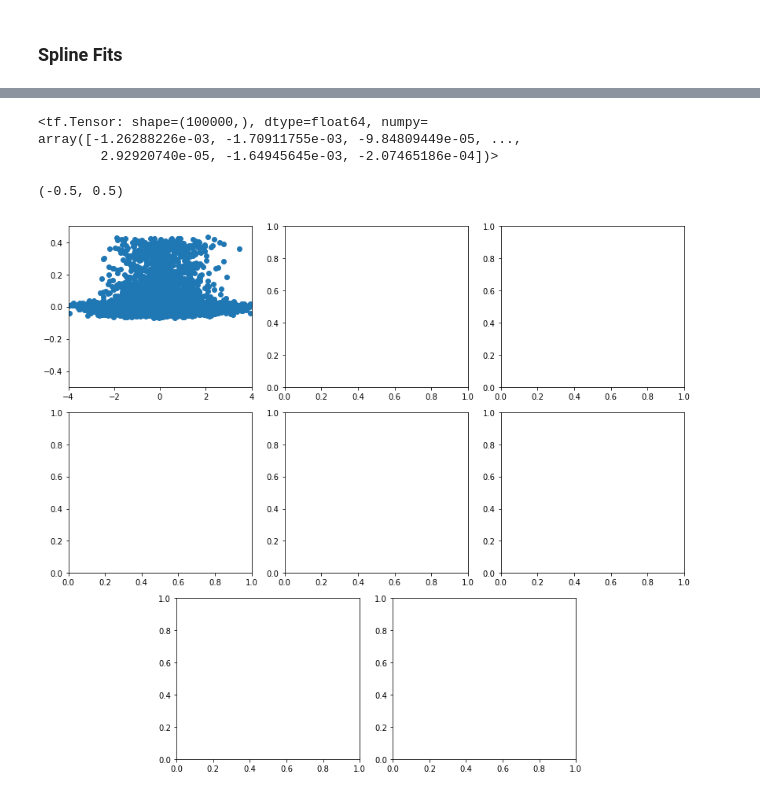
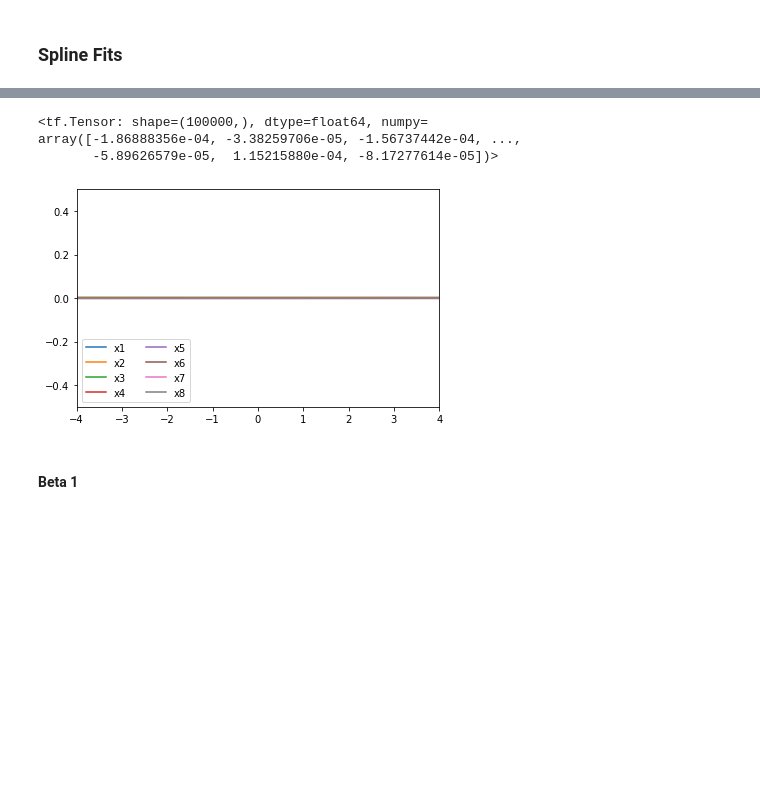
Before and after one commit to PK1706/pyLocalGLMnet, a Jupyter notebook: src/localGLMnet.ipynb, the cells around one changed output, grey strips where cells are left out. Saved outputs shown, nothing was run; the diff lists cells and outputs as text; code cells hidden in the pictures; blank space fills up the shorter version.

```diff
--- a/src/localGLMnet.ipynb
+++ b/src/localGLMnet.ipynb
@@ -316,27 +319,42 @@ array([[-1.26288226e-03,  2.31476743e-02, -4.80001979e-03, ...,
-# %%
-d_attention0_dx[:,0]
-# %% [output]
-<tf.Tensor: shape=(100000,), dtype=float64, numpy=
-array([-1.26288226e-03, -1.70911755e-03, -9.84809449e-05, ...,
-        2.92920740e-05, -1.64945645e-03, -2.07465186e-04])>
-# %%
-fig_spline = plt.figure(tight_layout=True, figsize=(15,10))
-
-spec_spline = GridSpec(ncols=8, nrows=3, figure=fig_spline)
-ax1_spline = fig_spline.add_subplot(spec[0, 1:3])
-ax2_spline = fig_spline.add_subplot(spec[0, 3:5])
-ax3_spline = fig_spline.add_subplot(spec[0, 5:7])
-ax4_spline = fig_spline.add_subplot(spec[1, 1:3])
-ax5_spline = fig_spline.add_subplot(spec[1, 3:5])
-ax6_spline = fig_spline.add_subplot(spec[1, 5:7])
-ax7_spline = fig_spline.add_subplot(spec[2, 2:4])
-ax8_spline = fig_spline.add_subplot(spec[2, 4:6])
-
-axs = [ax1_spline, ax2_spline, ax3_spline, ax4_spline, ax5_spline, ax6_spline, ax7_spline, ax8_spline]
-
-ax1_spline.scatter(x=x[:,0],y=d_attention0_dx[:,2])
-ax1_spline.set_xlim((-4, 4))
-ax1_spline.set_ylim((-0.5, 0.5))
-# %% [output]
-(-0.5, 0.5)
-[figure, removed]
+# %%
+#Δβ0(x)/Δx0
+d_attention0_dx[:,0]
+# %% [output]
+<tf.Tensor: shape=(100000,), dtype=float64, numpy=
+array([-1.86888356e-04, -3.38259706e-05, -1.56737442e-04, ...,
+       -5.89626579e-05,  1.15215880e-04, -8.17277614e-05])>
+# %%
+# Array containing both the feature value of x0 aswell as the corresponding value of βk(x)
+x0_y = np.column_stack((x[:,0].numpy(), d_attention0_dx.numpy()))
+ind = np.lexsort((x0_y[:,2],x0_y[:,0]))
+x0_y_sorted = x0_y[ind]
+# %%
+spline0_1 = interpolate.UnivariateSpline(x0_y_sorted[:,0],x0_y_sorted[:,1])
+spline0_2 = interpolate.UnivariateSpline(x0_y_sorted[:,0],x0_y_sorted[:,2])
+spline0_3 = interpolate.UnivariateSpline(x0_y_sorted[:,0],x0_y_sorted[:,3])
+spline0_4 = interpolate.UnivariateSpline(x0_y_sorted[:,0],x0_y_sorted[:,4])
+spline0_5 = interpolate.UnivariateSpline(x0_y_sorted[:,0],x0_y_sorted[:,5])
+spline0_6 = interpolate.UnivariateSpline(x0_y_sorted[:,0],x0_y_sorted[:,6])
+spline0_7 = interpolate.UnivariateSpline(x0_y_sorted[:,0],x0_y_sorted[:,7])
+spline0_8 = interpolate.UnivariateSpline(x0_y_sorted[:,0],x0_y_sorted[:,8])
+# %%
+xs = np.linspace(-4, 4,100)
+fig, ax = plt.subplots(figsize=(6.5, 4))
+ax.plot(xs, spline0_1(xs), label="x1")
+ax.plot(xs, spline0_2(xs), label="x2")
+ax.plot(xs, spline0_3(xs), label="x3")
+ax.plot(xs, spline0_4(xs), label="x4")
+ax.plot(xs, spline0_5(xs), label="x5")
+ax.plot(xs, spline0_6(xs), label="x6")
+ax.plot(xs, spline0_7(xs), label="x7")
+ax.plot(xs, spline0_8(xs), label="x8")
+
+
+ax.set_xlim(-4, 4,1)
+ax.set_ylim(-0.5,0.5)
+ax.legend(loc='lower left', ncol=2)
+plt.show()
+# %% [output]
+[figure, added]
+# %% [markdown]
+#### Beta 1
```
Also changed, not shown: parts of 22 cells of this notebook.
